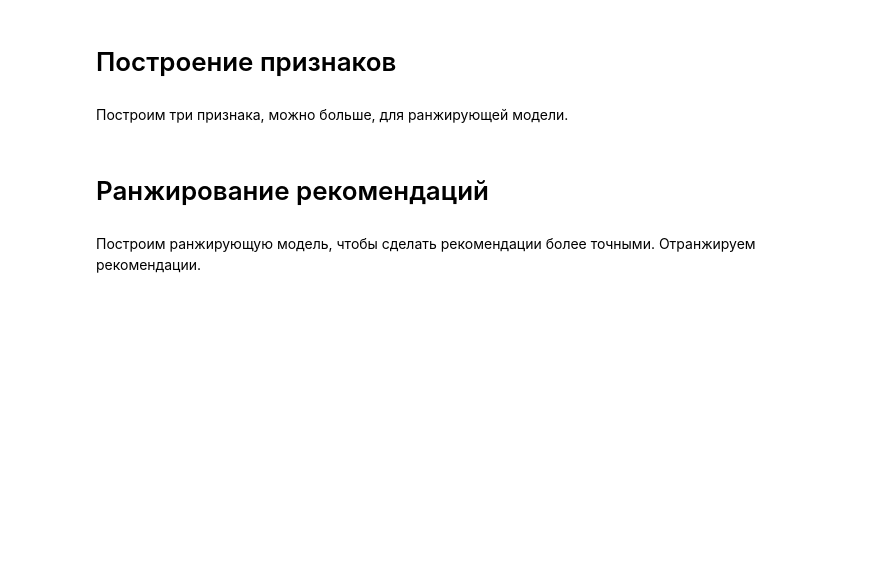
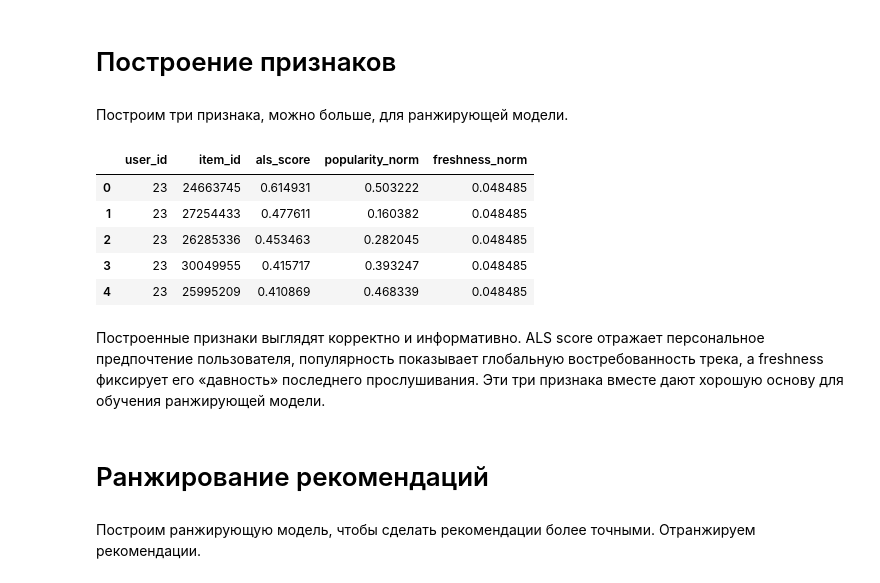
Before and after one commit to alina-tad/mle-project-sprint-4-v001, a Jupyter notebook: recommendations.ipynb, the cells around one changed output. Cells and saved outputs as stored; diff of their text form; code cells hidden in the pictures; blank space fills up the shorter version.

```diff
--- a/recommendations.ipynb
+++ b/recommendations.ipynb
@@ -874,6 +874,61 @@ print("✅ similar.parquet отправлен в S3:", SIMILAR_KEY)
 # Построение признаков
 # %% [markdown]
 Построим три признака, можно больше, для ранжирующей модели.
+# %%
+# 1. ALS score
+features_df = als_recommendations.copy()   # user_id, item_id, score
+
+features_df = features_df.rename(columns={"score": "als_score"})
+
+# 2. Popularity
+track_popularity = (
+    events_train.groupby("item_id")
+    .size()
+    .reset_index(name="popularity")
+)
+
+track_popularity["popularity_norm"] = (
+    track_popularity["popularity"] / track_popularity["popularity"].max()
+)
+
+features_df = features_df.merge(
+    track_popularity[["item_id", "popularity_norm"]],
+    on="item_id",
+    how="left"
+)
+
+# 3. Freshness (дата последнего прослушивания)
+track_freshness = (
+    events_train.groupby("item_id")["started_at"]
+    .max()
+    .reset_index()
+)
+
+track_freshness["freshness_days"] = (
+    pd.to_datetime("2022-12-31") - pd.to_datetime(track_freshness["started_at"])
+).dt.days
+
+track_freshness["freshness_norm"] = (
+    track_freshness["freshness_days"] / track_freshness["freshness_days"].max()
+)
+
+features_df = features_df.merge(
+    track_freshness[["item_id", "freshness_norm"]],
+    on="item_id",
+    how="left"
+)
+
+features_df.head()
+# %% [output]
+|  | user_id | item_id | als_score | popularity_norm | freshness_norm |
+| 0 | 23 | 24663745 | 0.614931 | 0.503222 | 0.048485 |
+| 1 | 23 | 27254433 | 0.477611 | 0.160382 | 0.048485 |
+| 2 | 23 | 26285336 | 0.453463 | 0.282045 | 0.048485 |
+| 3 | 23 | 30049955 | 0.415717 | 0.393247 | 0.048485 |
+| 4 | 23 | 25995209 | 0.410869 | 0.468339 | 0.048485 |
+# %% [markdown]
+Построенные признаки выглядят корректно и информативно.
+ALS score отражает персональное предпочтение пользователя, популярность показывает глобальную востребованность трека, а freshness фиксирует его «давность» последнего прослушивания. Эти три признака вместе дают хорошую основу для обучения ранжирующей модели.
 # %% [markdown]
 # Ранжирование рекомендаций
 # %% [markdown]
```
Also changed, not shown: parts of 11 cells of this notebook.
